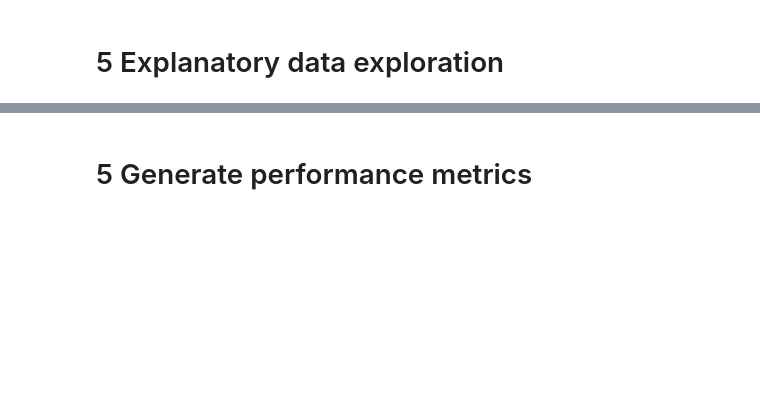
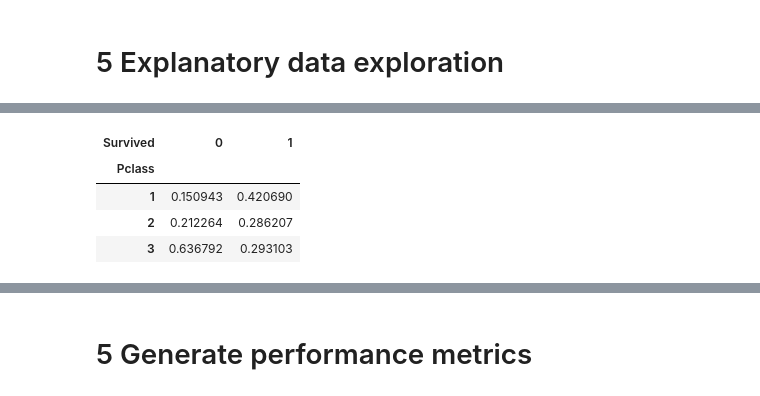
Before and after one commit to matthewpecsok/4482_fall_2022, a Jupyter notebook: tutorials/4482_Naive_Bayes-Titanic-Tutorial.ipynb, the cells around one changed output, grey strips where cells are left out. Saved outputs shown, nothing was run; the diff lists cells and outputs as text; code cells hidden in the pictures; blank space fills up the shorter version.

```diff
--- a/tutorials/4482_Naive_Bayes-Titanic-Tutorial.ipynb
+++ b/tutorials/4482_Naive_Bayes-Titanic-Tutorial.ipynb
@@ -157,6 +288,12 @@ ct.div(ct.sum(axis=0), axis=1)
 # %%
 # proportions by Pclass
-ct = pd.crosstab(titanic['Pclass'], titanic['Survived'])
+ct = pd.crosstab(titanic_orig['Pclass'], titanic_orig['Survived'])
 ct.div(ct.sum(axis=0), axis=1)
+# %% [output]
+| Survived | 0 | 1 |
+| Pclass |  |  |
+| 1 | 0.150943 | 0.420690 |
+| 2 | 0.212264 | 0.286207 |
+| 3 | 0.636792 | 0.293103 |
 # %%
 # proportions by Pclass
```
Also changed, not shown: parts of 40 cells of this notebook.
